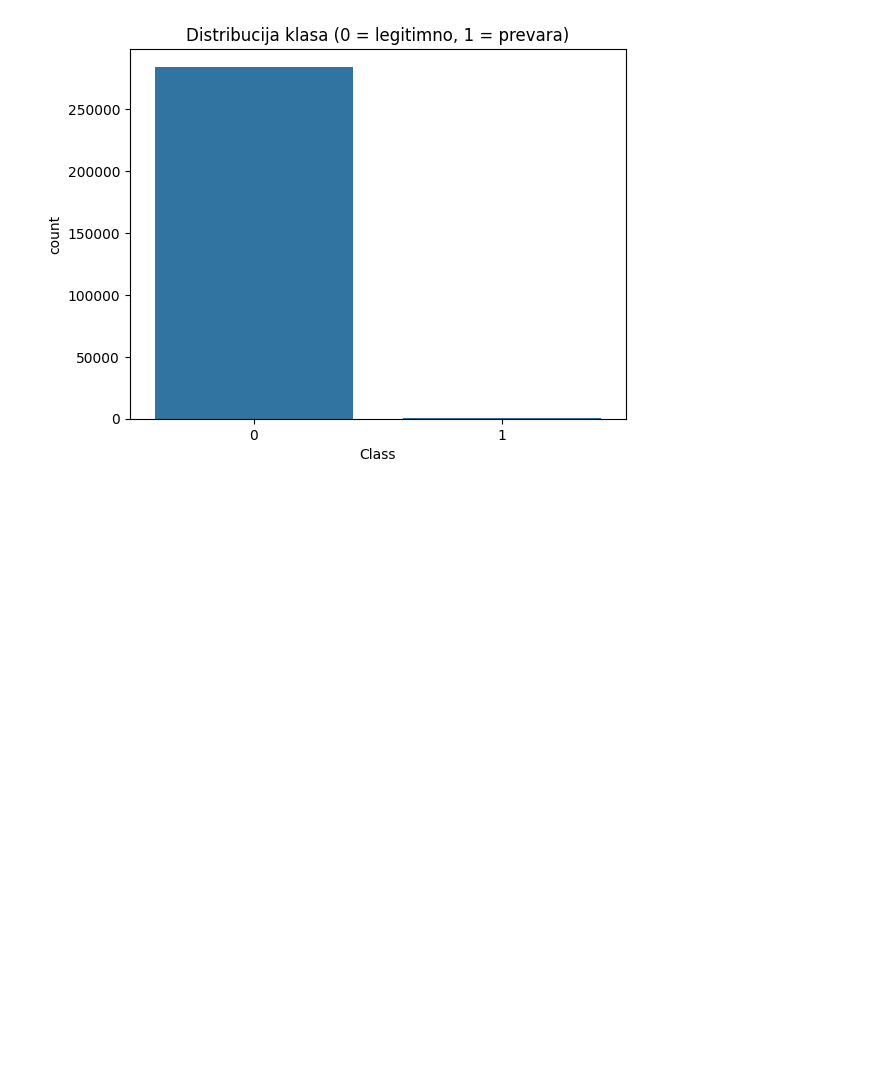
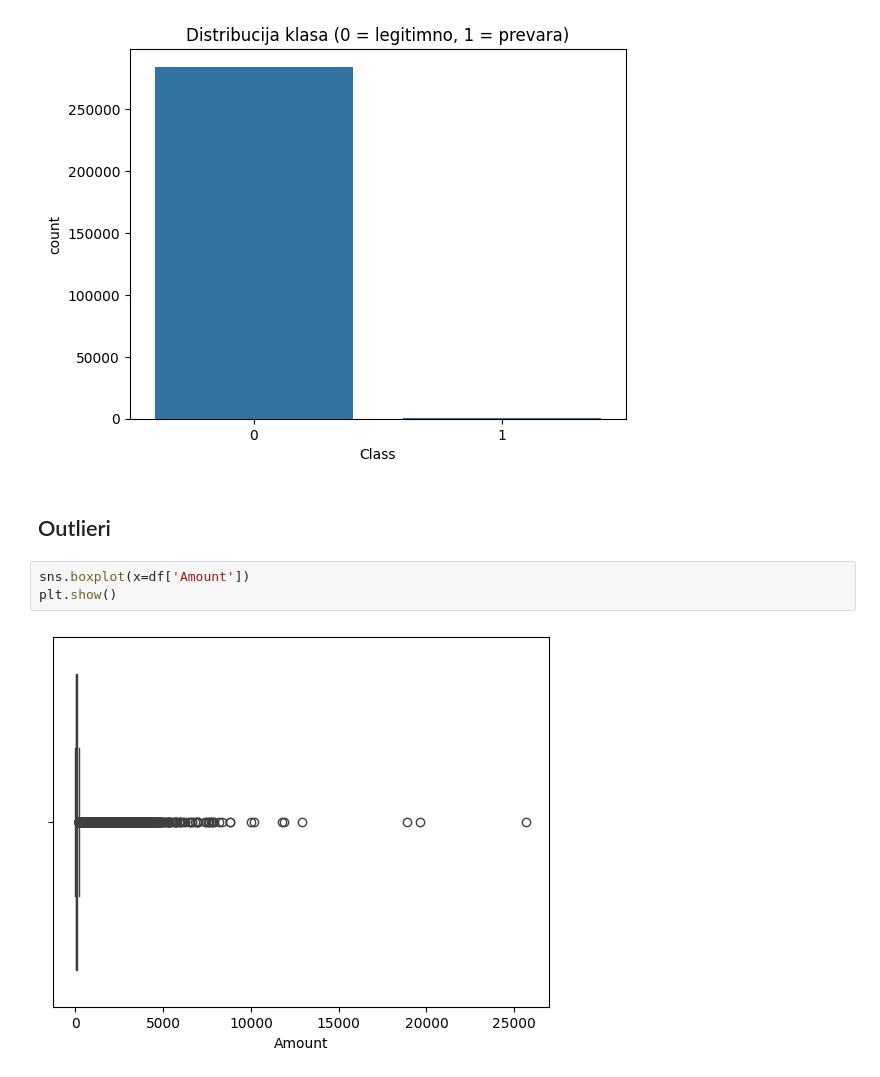
Before and after one commit to ajla-brdarevic/detekcija_prevara_u_transakcijama, a Jupyter notebook: preprocessing/preprocessing.ipynb, the cells around one changed output. Cells and saved outputs as stored; diff of their text form; blank space fills up the shorter version.

```diff
--- a/preprocessing/preprocessing.ipynb
+++ b/preprocessing/preprocessing.ipynb
@@ -100,3 +112,10 @@ plt.title('Distribucija klasa (0 = legitimno, 1 = prevara)')
 plt.show()
 # %% [output]
 [figure]
+# %% [markdown]
+## Outlieri
+# %%
+sns.boxplot(x=df['Amount'])
+plt.show()
+# %% [output]
+[figure, added]
```
Also changed, not shown: parts of 10 cells of this notebook.
